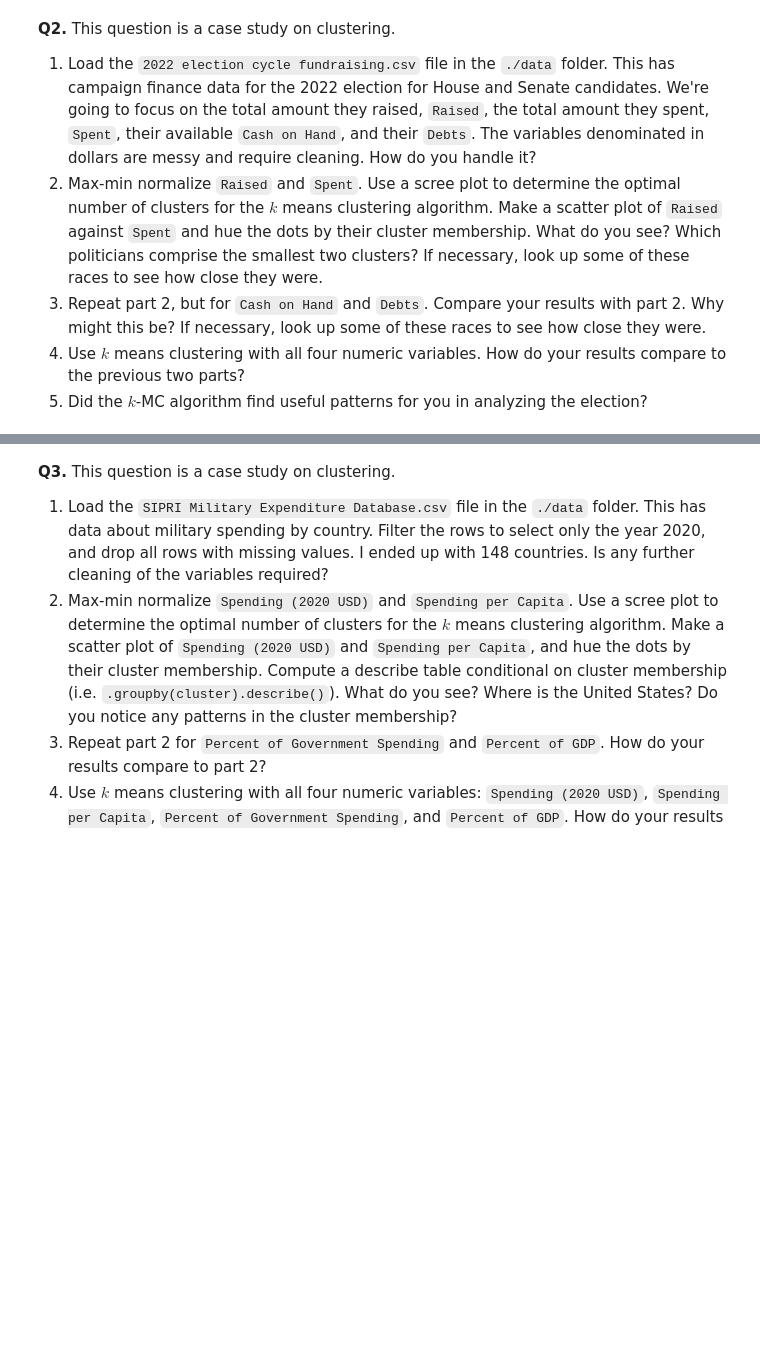
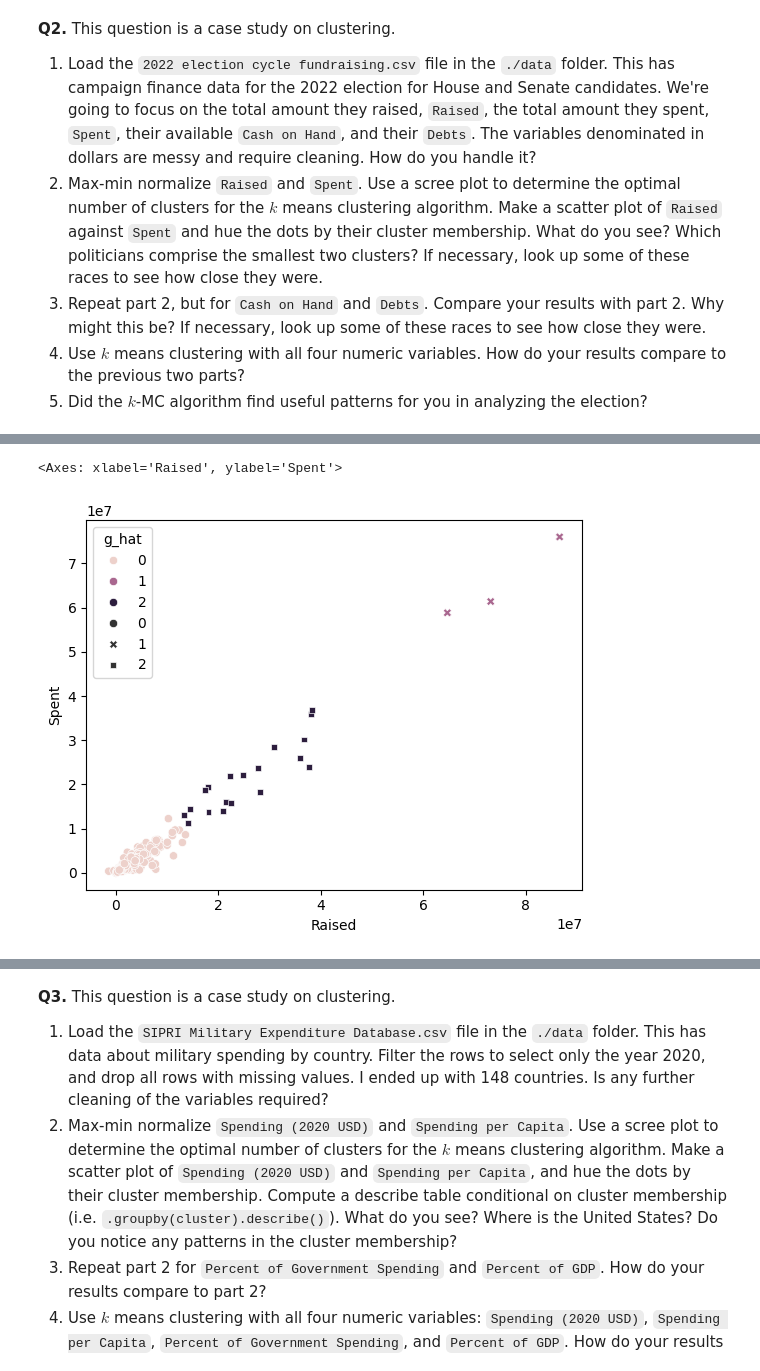
Before and after one commit to Camsbary/clustering_assignment, a Jupyter notebook: assignment_clustering.ipynb, the cells around one changed output, grey strips where cells are left out. Drawn from its saved outputs; the diff is of its cells as text; code cells hidden in the pictures; blank space fills up the shorter version.

```diff
--- a/assignment_clustering.ipynb
+++ b/assignment_clustering.ipynb
@@ -195,0 +273,16 @@ scree_plot = sns.lineplot(x=np.arange(1,k_bar+1), y=SSE).set_title('Scree Plot')
+# %%
+#Q2.2
+#There is a steep drop off from 1 to 2, but also from 2-3. I would therefore argue k=3 is the optimal k-value based on the Scree Plot
+
+#Make a scatter plot of Raised against Spent and hue the dots by their cluster membership.
+## Optimal clustering:
+df = pd.read_csv('clustering_assignment/data/2022 election cycle fundraising.csv')
+kstar = 3
+model = KMeans(n_clusters=kstar, max_iter=300, n_init = 10, random_state=0) # Create a model for k
+model = model.fit(df_numbers) # Fit the model
+g_hat = model.labels_
+df['g_hat'] = g_hat
+sns.scatterplot(x=df_numbers['Raised'], y=df_numbers['Spent'], hue=df['g_hat'], style =g_hat)
+# %% [output]
+<Axes: xlabel='Raised', ylabel='Spent'>
+[figure, added]
```
Also changed, not shown: parts of 10 cells of this notebook.
